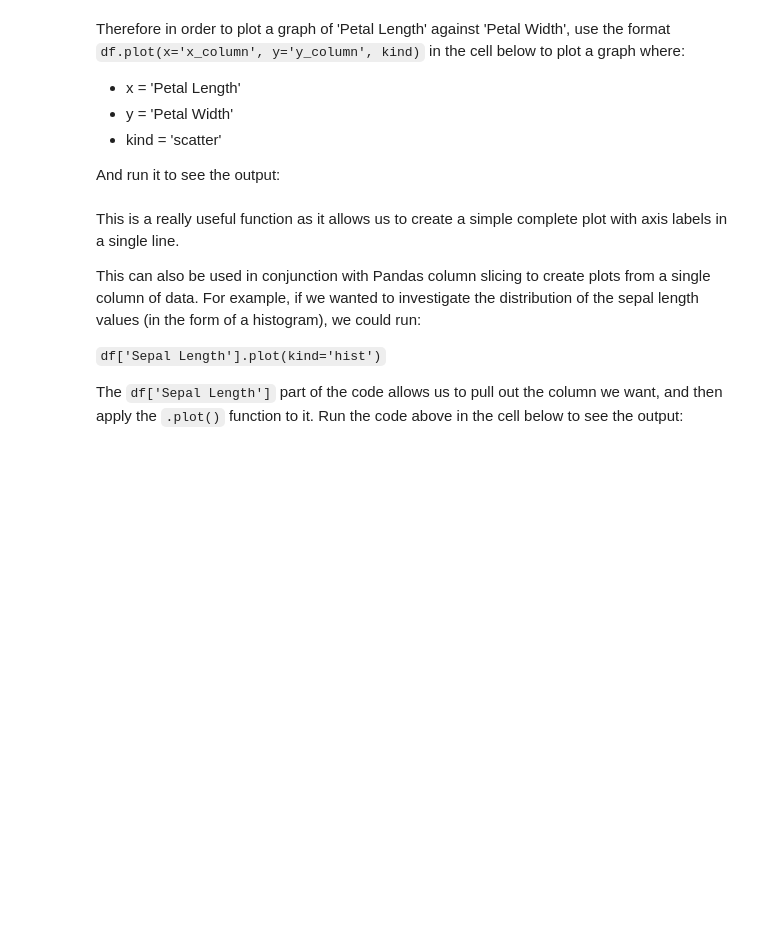
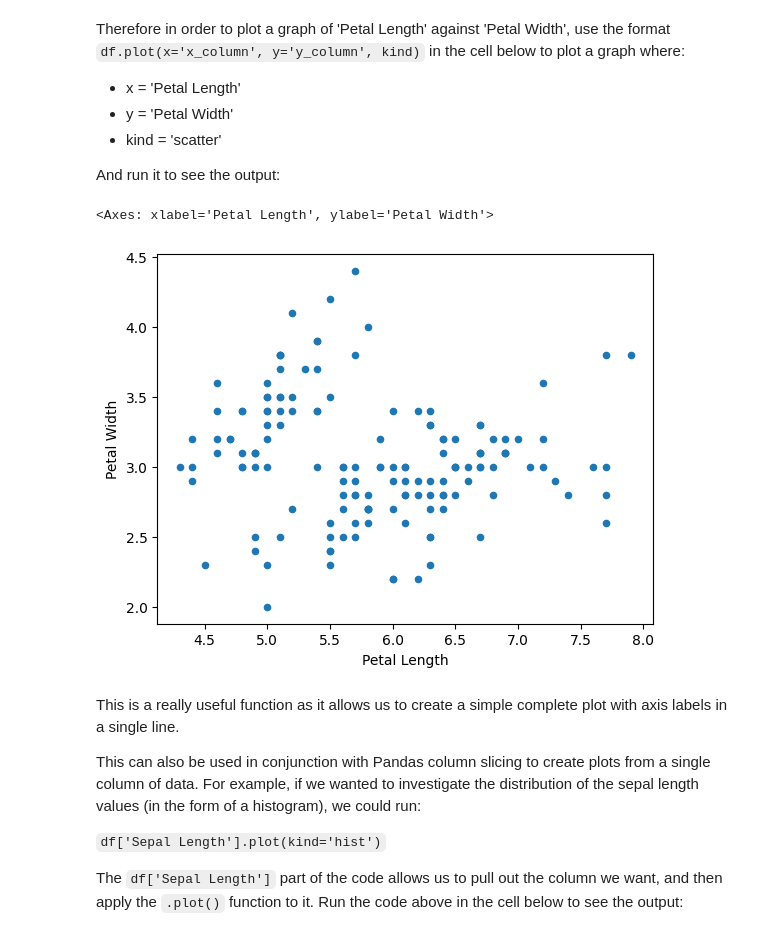
Before and after one commit to b-hast08/ai-work-experience-2025, a Jupyter notebook: pandas/Introduction_to_Pandas.ipynb, the cells around one changed output. Drawn from its saved outputs; the diff is of its cells as text; code cells hidden in the pictures; blank space fills up the shorter version.

````diff
--- a/pandas/Introduction_to_Pandas.ipynb
+++ b/pandas/Introduction_to_Pandas.ipynb
@@ -99,3 +132,5 @@ In all the cases above, the two lines of code will produce the equivalent output
 In the cell below, subtract 3.0 from the ```'Sepal Length'``` column and save the output to a new column called ```'SepalLength-3'```:
 # %%
 ### Create a new column 'SepalLength-3
+df['SepalLength-3'] = df['Sepal Length'] - 3
+df.tail()
@@ -114,3 +156,5 @@ A good example in this case would be to calculate the approximate area of a peta
 In the cell below, create a new column called ```'PetalArea'``` that is created by multiplying ```'Petal Length'``` and ```'Petal Width'``` together:
 # %%
 # Create a column called 'Petal Area'
+df['PetalArea'] = df['Petal Length'] * df['Petal Width']
+df.head()
@@ -318,7 +535,7 @@ delete the comment '#TYPE CODE HERE' and replace it with the code in the format
 # %%
 start_time = time.time()
 
-# TYPE CODE HERE (Replace this comment with your code)
+df['SpeciesInteger_Apply'] = df['Species'].apply(create_species_integer)
 
 end_time = time.time()
 print(end_time - start_time)
@@ -346,3 +578,5 @@ For example, if we wanted to create a column that contained the value of 'Sepal
 Run this code in the cell below to see the output:
 # %%
 # Run code here to create 'SepalLength_times_10' column, remember to add a separate line with 'df' on it to see the dataframe output
+df['SepalLength_times_10'] = df['Sepal Length'].apply(lambda a: a*20)
+df
@@ -377,7 +627,12 @@ Therefore in order to plot a graph of 'Petal Length' against 'Petal Width', use
 
 And run it to see the output:
 # %%
+df.plot(x='Petal Length', y='Petal Width', kind='scatter')
+
 # Plot a graph of Petal Length vs Petal Width
+# %% [output]
+<Axes: xlabel='Petal Length', ylabel='Petal Width'>
+[figure, added]
 # %% [markdown]
 This is a really useful function as it allows us to create a simple complete plot with axis labels in a single line.
 
````
Also changed, not shown: parts of 42 cells of this notebook.
